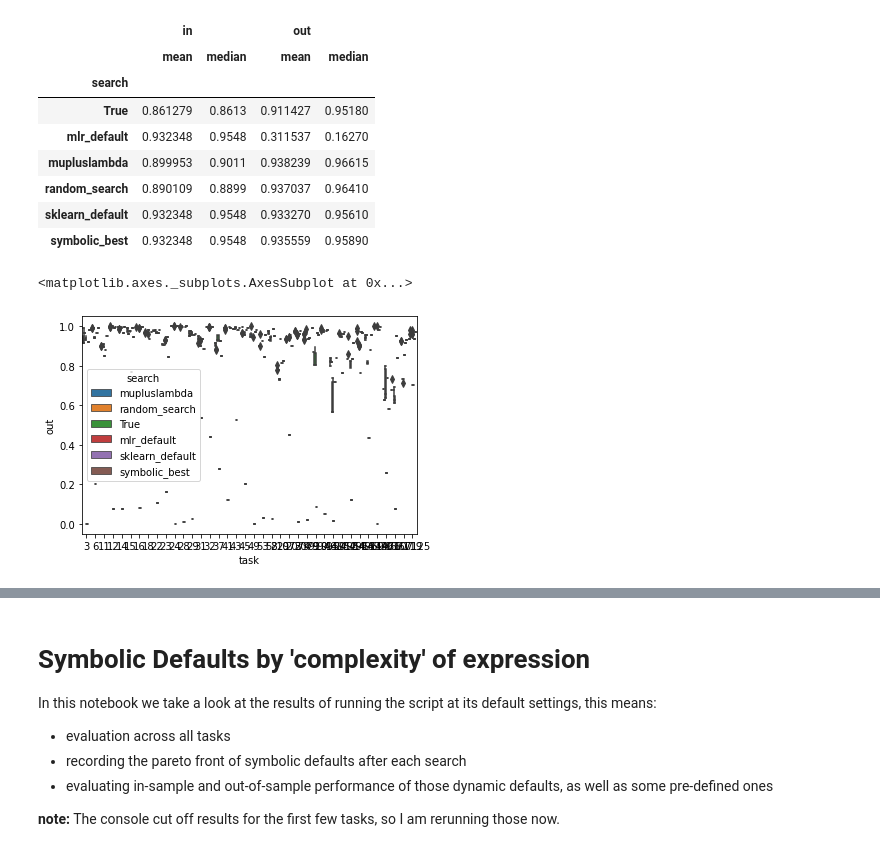
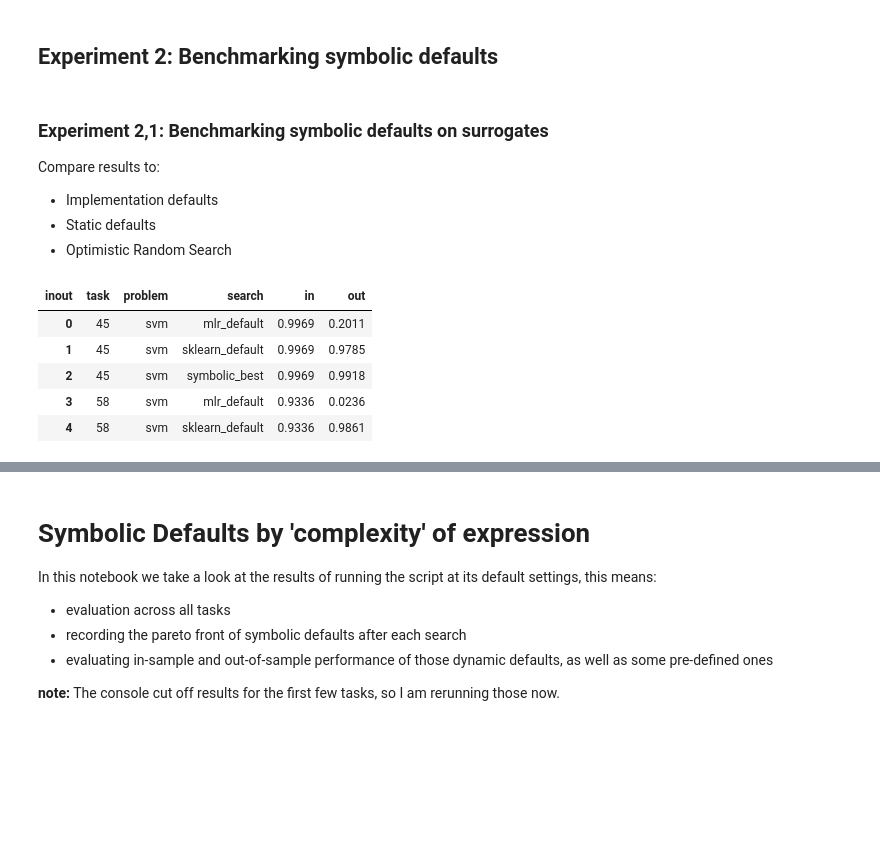
Before and after one commit to PGijsbers/symbolicdefaults, a Jupyter notebook: LogParsing-V3.ipynb, the cells around one changed output, grey strips where cells are left out. Drawn from its saved outputs; the diff is of its cells as text; code cells hidden in the pictures; blank space fills up the shorter version.

```diff
--- a/LogParsing-V3.ipynb
+++ b/LogParsing-V3.ipynb
@@ -44,7 +60,7 @@ class Runlog:
         """
         Load benchmark performances
         """
-        df = self.data[self.data['expression'].isin(self.benchmarks)]
+        df = self.data[~self.data['expression'].str.contains(',')]
         df = df.pivot_table(index=["run", "task","problem", "search", "expression"], columns="inout", values="score")
         df = df.reset_index()
         df = df[["task", "problem", "expression", "in", "out"]]
@@ -76,9 +92,11 @@ def read_run_logs(problem:str, search: str, target: str):
     """
     log_dir = f"runs/results/{problem}_{search}/"
     dirs = [os.path.join(log_dir, f) for f in os.listdir(log_dir)]
-    df = pd.read_csv(f"{dirs[0]}/{target}.csv", sep=";",nrows=0)
+    df = pd.DataFrame([])
     for dir in dirs:
         df = df.append(pd.read_csv(f"{dir}/{target}.csv", sep=";"))
+    if search == "True": search = "constants_only"
+    if problem == "rf": problem = "random forest"
     df['problem'] = problem
     df['search'] = search
     return df
@@ -104,0 +103,16 @@ df
+# %%
+# Collect logs for all problems
+problems = ['svm', 'glmnet', 'rf']
+search_strategies = ["mupluslambda", "random_search", "True"]
+log = {}
+for problem in problems:
+    log[problem] = Runlog(problem, search_strategies)
+# %%
+# Get final expression acording to some pick strategy data.
+# Columns 'in' and 'out' refer to in- and out-of-sample performance
+df = pd.DataFrame([])
+for k in log.keys():
+    pdf = log[k].pick_final_expression("relative")
+    pdf['problem'] = k
+    df = df.append(pdf)
+df[['task', 'length', 'search', 'expression', 'in', 'out']].head()
@@ -105,22 +142,26 @@ df
+# %% [markdown]
+## Experiment 2: Benchmarking symbolic defaults
+# %% [markdown]
+### Experiment 2,1: Benchmarking symbolic defaults on surrogates
+
+Compare results to:
+- Implementation defaults
+- Static defaults
+- Optimistic Random Search
 # %%
-# Final expression and Benchmark performances
+# Collect implementation default performances
 cols = ["task", "problem", "search", "in", "out"]
-df = log.pick_final_expression('relative')[cols]
-bdf = log.get_benchmark_performances().rename(columns={"expression":"search"})[cols]
-df = df.append(bdf)
-df.groupby("search")[["in", "out"]].agg([np.mean, np.median])
+baselines = pd.DataFrame([])
+for k in log.keys():
+    bdf = log[k].get_benchmark_performances().rename(columns={"expression":"search"})[cols]
+    bdf['problem'] = k
+    baselines = baselines.append(bdf)
+
+baselines.head()
 # %% [output]
-|  | in |  | out |  |
-|  | mean | median | mean | median |
-| search |  |  |  |  |
-| True | 0.861279 | 0.8613 | 0.911427 | 0.95180 |
-| mlr_default | 0.932348 | 0.9548 | 0.311537 | 0.16270 |
-| mupluslambda | 0.899953 | 0.9011 | 0.938239 | 0.96615 |
-| random_search | 0.890109 | 0.8899 | 0.937037 | 0.96410 |
-| sklearn_default | 0.932348 | 0.9548 | 0.933270 | 0.95610 |
-| symbolic_best | 0.932348 | 0.9548 | 0.935559 | 0.95890 |
+| inout | task | problem | search | in | out |
+| 0 | 45 | svm | mlr_default | 0.9969 | 0.2011 |
+| 1 | 45 | svm | sklearn_default | 0.9969 | 0.9785 |
+| 2 | 45 | svm | symbolic_best | 0.9969 | 0.9918 |
+| 3 | 58 | svm | mlr_default | 0.9336 | 0.0236 |
+| 4 | 58 | svm | sklearn_default | 0.9336 | 0.9861 |
-# %%
-sns.boxplot(data=df, x="task", y="out", hue = "search")
-# %% [output]
-<matplotlib.axes._subplots.AxesSubplot at 0x...>
-[figure, removed]
```
Also changed, not shown: parts of 14 cells of this notebook.
